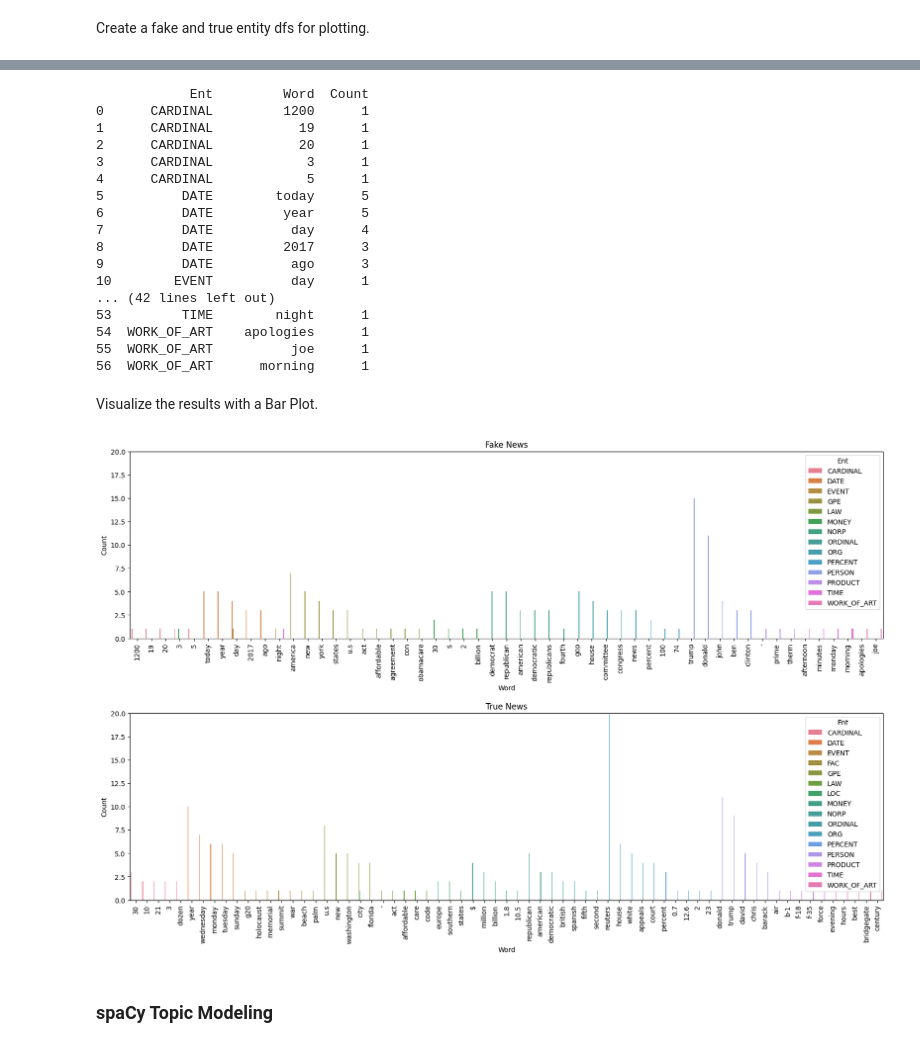
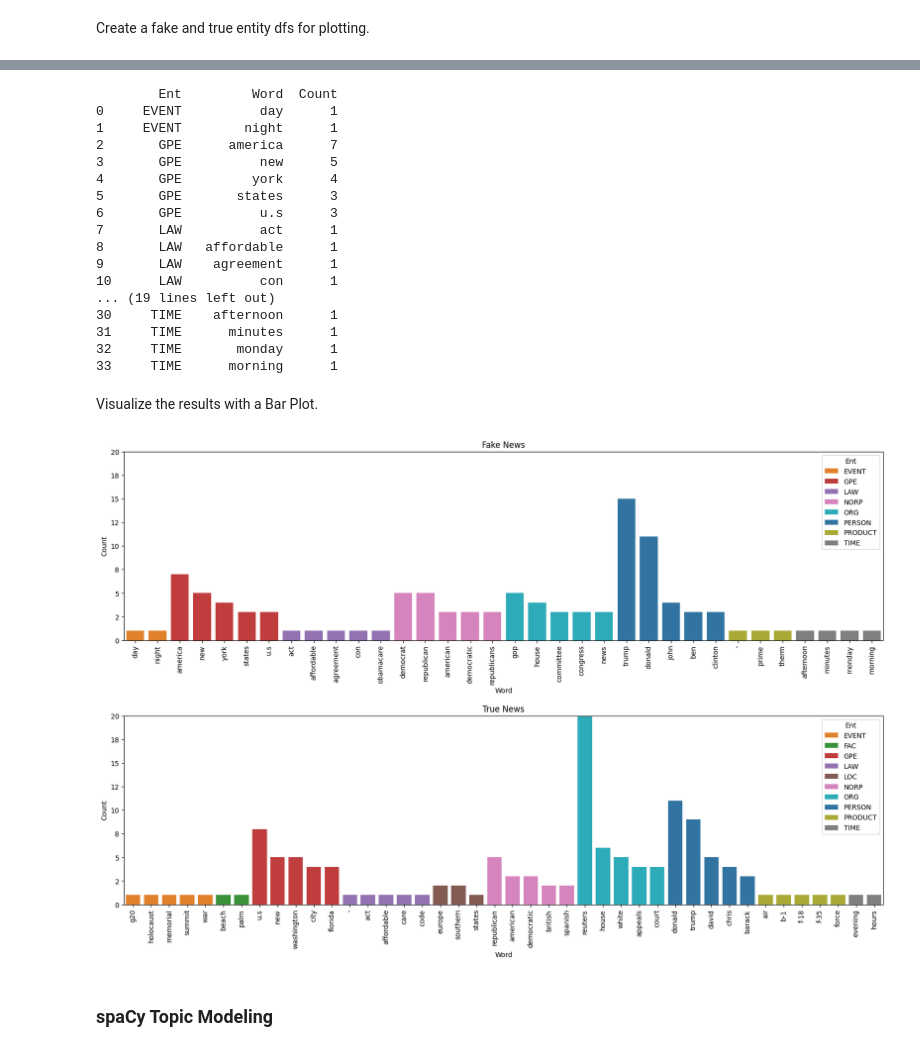
Before and after one commit to DataScienceAndEngineering/machine-learning-dse-i210-final-project-fake-news, a Jupyter notebook: reports/FINAL_REPORT.ipynb, the cells around one changed output, grey strips where cells are left out. Drawn from its saved outputs; the diff is of its cells as text; code cells hidden in the pictures.

```diff
--- a/reports/FINAL_REPORT.ipynb
+++ b/reports/FINAL_REPORT.ipynb
@@ -261,14 +256,14 @@ for pos_word in true_pos:
 truedf = pd.DataFrame({'Word': t_pos_list, 'POS': t_word_list})
 
 # create mask to remove unwanted parts of speech
-mask = ~truedf['POS'].isin(['X', 'SPACE', 'PUNCT', 'SYM', 'AUX', 'CCONJ', 'PART'])
+mask = ~truedf['POS'].isin(['X', 'SPACE', 'PUNCT', 'SYM', 'AUX', 'CCONJ', 'PART', 'PRON'])
 truefiltdf = truedf[mask]
 
 # Group by POS and count occurrences of each word
 t_pos_word_counts = truefiltdf.groupby(['POS', 'Word']).size().reset_index(name='Count')
 
 # Get top five most common words for each POS tag
-truetop = t_pos_word_counts.groupby('POS').apply(lambda x: x.nlargest(5, 'Count')).reset_index(drop=True)
+truetop = t_pos_word_counts.groupby('POS').apply(lambda x: x.nlargest(5, 'Count')).reset_index(drop=True). drop_duplicates('Word')
 
 print(truetop)
 # %% [output]
@@ -439,65 +455,92 @@ for ent_word in fake_ent:
         f_word_list.append(word)
 
 # Create DataFrame from lists
-fakedf = pd.DataFrame({'Ent': f_ent_list, 'Word': f_word_list})  # Swap 'Ent' and 'Word'
+fakedf = pd.DataFrame({'Ent': f_ent_list, 'Word': f_word_list})
+
+# create mask to remove unwanted parts of speech
+mask = ~fakedf['Ent'].isin(['CARDINAL', 'ORDINAL', 'PERCENT', 'WORK_OF_ART', 'MONEY', 'DATE'])
+fakefiltdf = fakedf[mask]
 
 # Group by POS and count occurrences of each word
-f_ent_word_counts = fakedf.groupby(['Ent', 'Word']).size().reset_index(name='Count')  # Change 'f_pos_word_counts' to 'f_ent_word_counts'
+f_ent_word_counts = fakefiltdf.groupby(['Ent', 'Word']).size().reset_index(name='Count')  # Change 'f_pos_word_counts' to 'f_ent_word_counts'
 
 # Get top five most common words for each POS tag
-ent_faketop = f_ent_word_counts.groupby('Ent').apply(lambda x: x.nlargest(5, 'Count')).reset_index(drop=True)
+ent_faketop = f_ent_word_counts.groupby('Ent').apply(lambda x: x.nlargest(5, 'Count')).reset_index(drop=True).drop_duplicates('Word')
 
 print(ent_faketop)
 # %% [output]
-            Ent         Word  Count
-0      CARDINAL         1200      1
-1      CARDINAL           19      1
-2      CARDINAL           20      1
-3      CARDINAL            3      1
-4      CARDINAL            5      1
-5          DATE        today      5
-6          DATE         year      5
-7          DATE          day      4
-8          DATE         2017      3
-9          DATE          ago      3
-10        EVENT          day      1
-... (42 lines left out)
-53         TIME        night      1
-54  WORK_OF_ART    apologies      1
-55  WORK_OF_ART          joe      1
-56  WORK_OF_ART      morning      1
+        Ent         Word  Count
+0     EVENT          day      1
+1     EVENT        night      1
+2       GPE      america      7
+3       GPE          new      5
+4       GPE         york      4
+5       GPE       states      3
+6       GPE          u.s      3
+7       LAW          act      1
+8       LAW   affordable      1
+9       LAW    agreement      1
+10      LAW          con      1
+... (19 lines left out)
+30     TIME    afternoon      1
+31     TIME      minutes      1
+32     TIME       monday      1
+33     TIME      morning      1
 # %% [markdown]
 Visualize the results with a Bar Plot.
+# %%
+# Get Seaborn's default color palette
+palette = sns.color_palette()
+
+# Create the dictionary with default Seaborn colors
+ent_colors = {
+    'PERSON': palette[0],
+    'EVENT': palette[1],
+    'FAC': palette[2],
+    'GPE': palette[3],
+    'LAW': palette[4],
+    'LOC': palette[5],
+    'NORP': palette[6],
+    'ORG': palette[9],
+    'PRODUCT': palette[8],
+    'TIME': palette[7]
+}
 # %%
+import matplotlib.ticker as ticker
+
 # Create a figure with two subplots
 fig, axs = plt.subplots(2, 1, figsize=(20, 12))  # Change 1 to 2 for two subplots vertically
 
 # Plot the first barplot on the first subplot
-sns.barplot(data=ent_faketop, x='Word', y='Count', hue='Ent', ax=axs[0], linewidth=2)
+sns.barplot(data=ent_faketop, x='Word', y='Count', hue='Ent', ax=axs[0], linewidth=8, palette=ent_colors)
 axs[0].set_title('Fake News')
 axs[0].set_ylabel('Count')
 axs[0].set_xlabel('Word')
 axs[0].tick_params(axis='x', rotation=90)
 
 # Plot the second barplot on the second subplot
-sns.barplot(data=ent_truetop, x='Word', y='Count', hue='Ent', ax=axs[1], linewidth=2)
+sns.barplot(data=ent_truetop, x='Word', y='Count', hue='Ent', ax=axs[1], linewidth=8, palette=ent_colors)
 axs[1].set_title('True News')
 axs[1].set_ylabel('Count')
 axs[1].set_xlabel('Word')
 axs[1].tick_params(axis='x', rotation=90)
+
+# Set y-axis labels to integers
+for ax in axs:
+    ax.yaxis.set_major_formatter(ticker.FuncFormatter(lambda x, pos: '{:.0f}'.format(x)))
 
 # Set y-axis limits to ensure the same scale
 max_count = max(ent_faketop['Count'].max(), ent_truetop['Count'].max())
 for ax in axs:
     ax.set_ylim(0, max_count)
 
 # Adjust space between subplots
-plt.subplots_adjust(hspace=0.4)  # Increase/decrease as needed
+plt.subplots_adjust(hspace=0.4)
 
 # Show the plot
 plt.show()
 # %% [output]
-[figure, old version]
+[figure, new version]
 # %% [markdown]
 ### spaCy Topic Modeling
 # %% [markdown]
```
Also changed, not shown: parts of 10 cells of this notebook, 2 other files.
